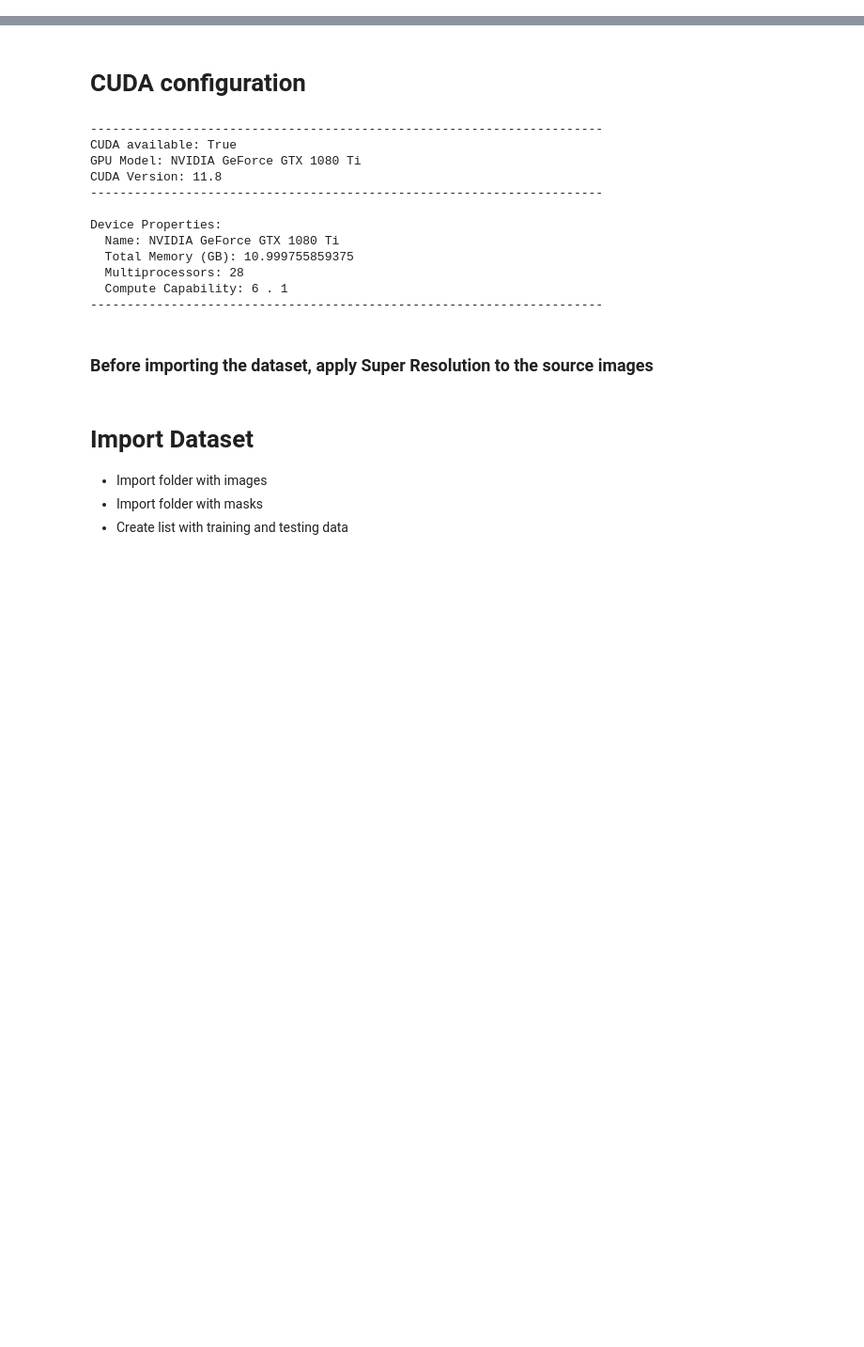
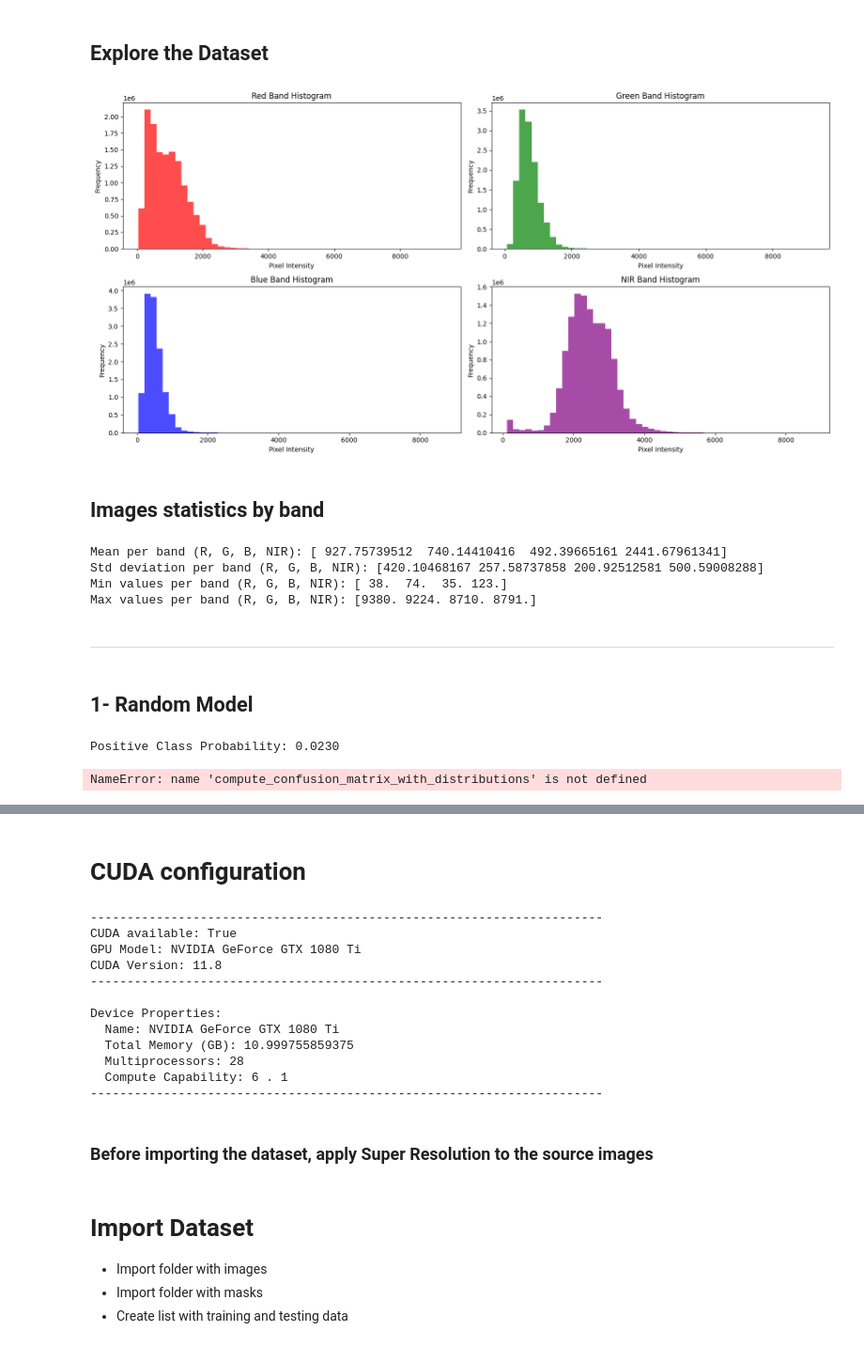
Before and after one commit to FederCO23/UCSD_MLBootcamp_Capstone, a Jupyter notebook: 6-Benchmark_your_model/Benchmark.ipynb, the cells around one changed output, grey strips where cells are left out. Shown at 94% size. Cells and saved outputs as stored; diff of their text form; code cells hidden in the pictures; blank space fills up the shorter version.

```diff
--- a/6-Benchmark_your_model/Benchmark.ipynb
+++ b/6-Benchmark_your_model/Benchmark.ipynb
@@ -44,0 +146,2 @@ from datetime import datetime
+# %% [markdown]
+## Explore the Dataset
@@ -44,0 +197,7 @@ from datetime import datetime
+# %%
+# Call the function with your training image paths
+plot_histograms(train_image_paths, num_samples=250)
+# %% [output]
+[figure, added]
+# %% [markdown]
+## Images statistics by band
@@ -44,0 +243,11 @@ from datetime import datetime
+# %%
+central_stats(train_image_paths)
+# %% [output]
+Mean per band (R, G, B, NIR): [ 927.75739512  740.14410416  492.39665161 2441.67961341]
+Std deviation per band (R, G, B, NIR): [420.10468167 257.58737858 200.92512581 500.59008288]
+Min values per band (R, G, B, NIR): [ 38.  74.  35. 123.]
+Max values per band (R, G, B, NIR): [9380. 9224. 8710. 8791.]
+# %% [markdown]
+------
+# %% [markdown]
+## 1- Random Model
@@ -44,0 +287,18 @@ from datetime import datetime
+# %%
+positive_prob = compute_positive_class_probability(train_mask_paths)
+print(f"Positive Class Probability: {positive_prob:.4f}")
+# %% [output]
+Positive Class Probability: 0.0230
+# %%
+# Compute the positive class probability from the training masks
+positive_prob = compute_positive_class_probability(train_mask_paths)
+
+# Initialize the random model
+random_model = RandomModel(positive_prob=positive_prob).to(DEVICE)
+
+# Evaluate the model
+cm, pos_probs, neg_probs, nb_of_images_eval = compute_confusion_matrix_with_distributions(random_model, test_loader, DEVICE)
+print("Random Model Results (with class distribution):")
+display_confusion_matrix_with_metrics_and_distributions(cm, pos_probs, neg_probs, nb_of_images_eval)
+# %% [output]
+NameError: name 'compute_confusion_matrix_with_distributions' is not defined
```
Also changed, not shown: parts of 17 cells of this notebook, 1 other file.
